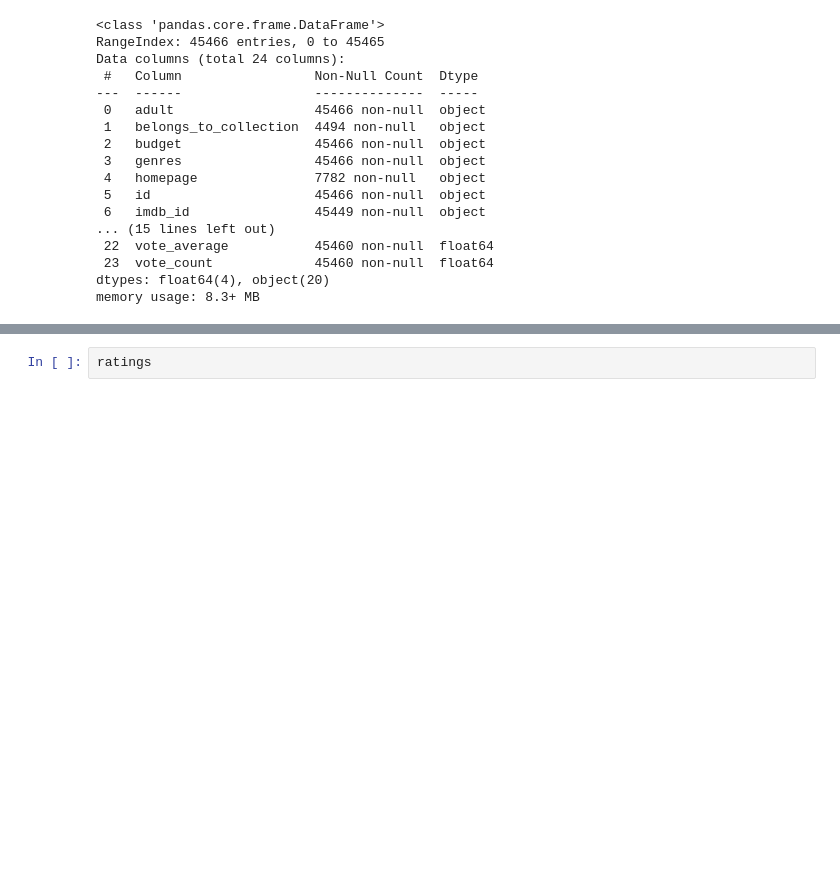
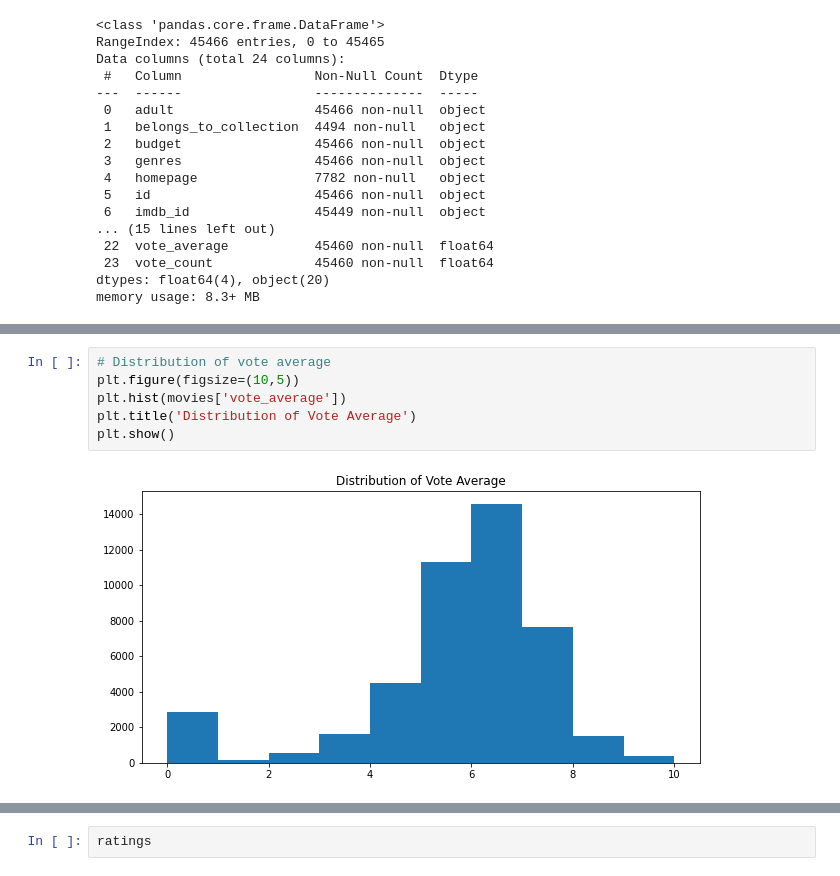
Before and after one commit to meric2/Movie-Recommendation-System, a Jupyter notebook: recommend.ipynb, the cells around one changed output, grey strips where cells are left out. Cells and saved outputs as stored; diff of their text form; blank space fills up the shorter version.

```diff
--- a/recommend.ipynb
+++ b/recommend.ipynb
@@ -53,0 +186,8 @@ memory usage: 8.3+ MB
+# %%
+# Distribution of vote average
+plt.figure(figsize=(10,5))
+plt.hist(movies['vote_average'])
+plt.title('Distribution of Vote Average')
+plt.show()
+# %% [output]
+[figure, added]
```
Also changed, not shown: parts of 47 cells of this notebook, 7 other files.
